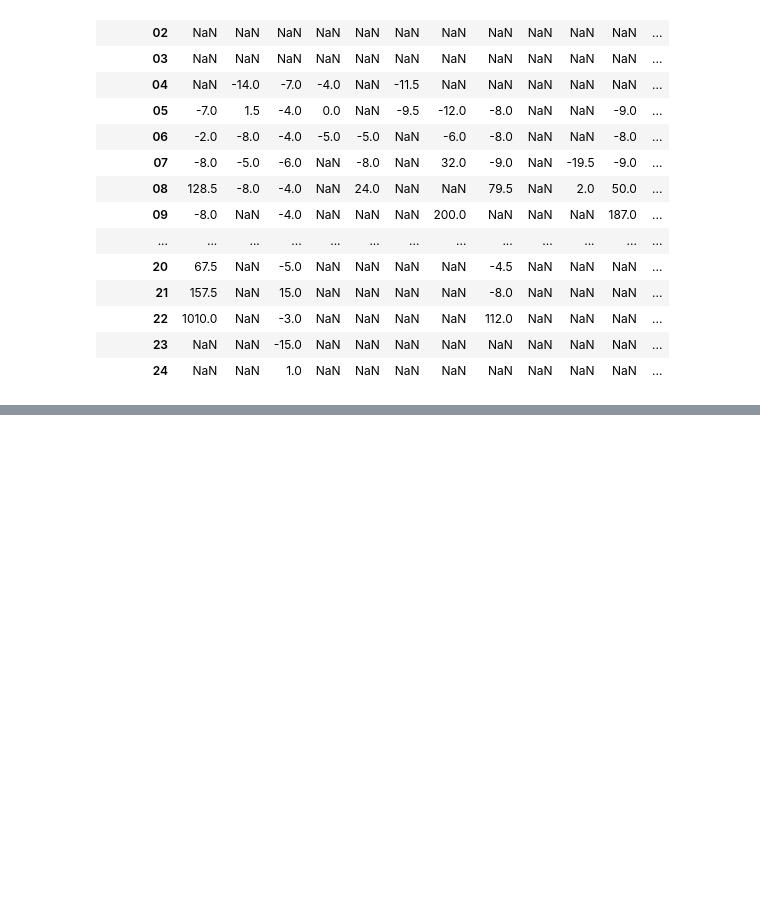
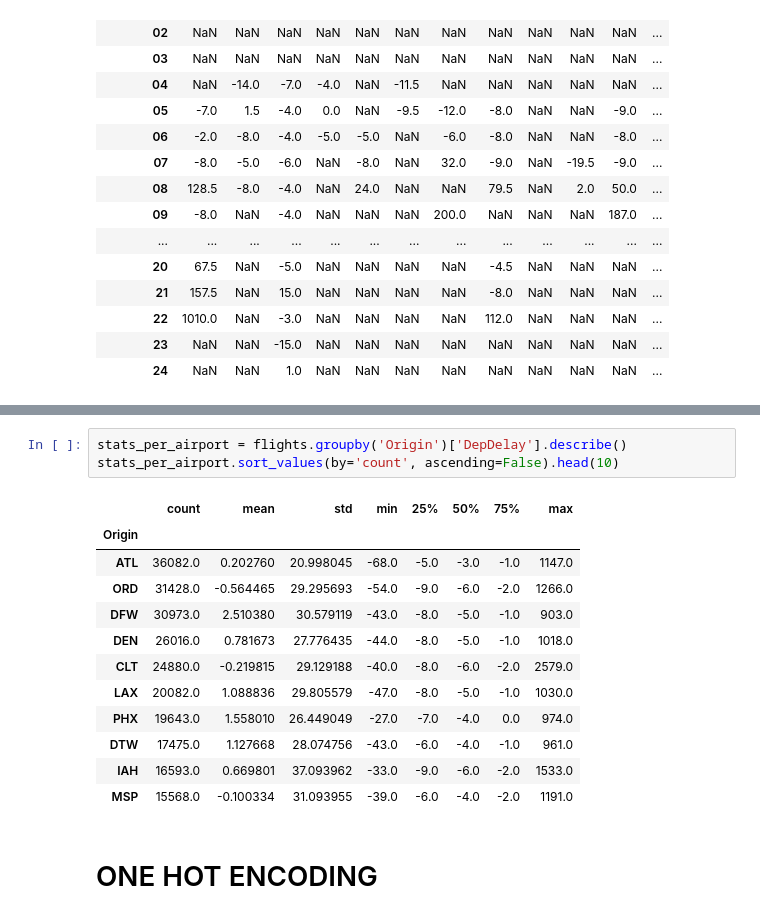
Before and after one commit to jorgegmartin/Master_Data_Science, a Jupyter notebook: 05_Data_Science_con_Python/02_advanced_pandas_INCLASS.ipynb, the cells around one changed output, grey strips where cells are left out. Cells and saved outputs as stored; diff of their text form; blank space fills up the shorter version.

```diff
--- a/05_Data_Science_con_Python/02_advanced_pandas_INCLASS.ipynb
+++ b/05_Data_Science_con_Python/02_advanced_pandas_INCLASS.ipynb
@@ -690,0 +691,18 @@ flights.groupby('DepTimeHr')['DepDelay'].agg(['mean', 'median', 'max'])
+# %%
+stats_per_airport = flights.groupby('Origin')['DepDelay'].describe()
+stats_per_airport.sort_values(by='count', ascending=False).head(10)
+# %% [output]
+|  | count | mean | std | min | 25% | 50% | 75% | max |
+| Origin |  |  |  |  |  |  |  |  |
+| ATL | 36082.0 | 0.202760 | 20.998045 | -68.0 | -5.0 | -3.0 | -1.0 | 1147.0 |
+| ORD | 31428.0 | -0.564465 | 29.295693 | -54.0 | -9.0 | -6.0 | -2.0 | 1266.0 |
+| DFW | 30973.0 | 2.510380 | 30.579119 | -43.0 | -8.0 | -5.0 | -1.0 | 903.0 |
+| DEN | 26016.0 | 0.781673 | 27.776435 | -44.0 | -8.0 | -5.0 | -1.0 | 1018.0 |
+| CLT | 24880.0 | -0.219815 | 29.129188 | -40.0 | -8.0 | -6.0 | -2.0 | 2579.0 |
+| LAX | 20082.0 | 1.088836 | 29.805579 | -47.0 | -8.0 | -5.0 | -1.0 | 1030.0 |
+| PHX | 19643.0 | 1.558010 | 26.449049 | -27.0 | -7.0 | -4.0 | 0.0 | 974.0 |
+| DTW | 17475.0 | 1.127668 | 28.074756 | -43.0 | -6.0 | -4.0 | -1.0 | 961.0 |
+| IAH | 16593.0 | 0.669801 | 37.093962 | -33.0 | -9.0 | -6.0 | -2.0 | 1533.0 |
+| MSP | 15568.0 | -0.100334 | 31.093955 | -39.0 | -6.0 | -4.0 | -2.0 | 1191.0 |
+# %% [markdown]
+# ONE HOT ENCODING
```
Also changed, not shown: parts of 3 cells of this notebook, 1 other file.
